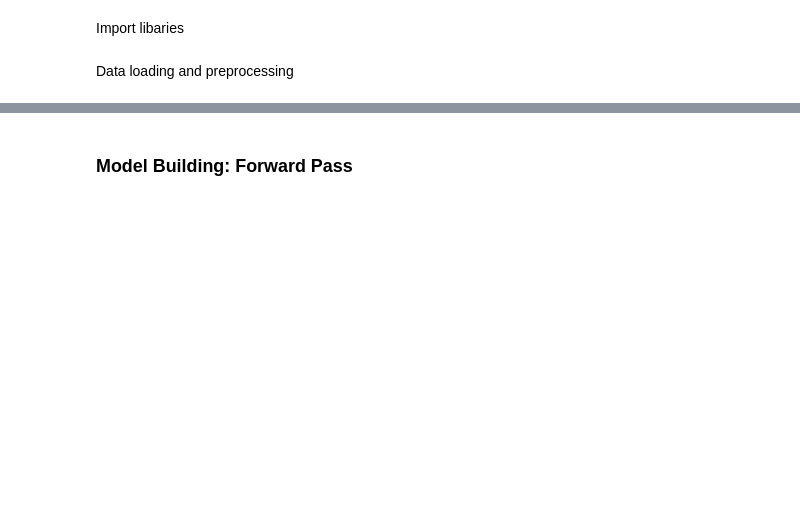
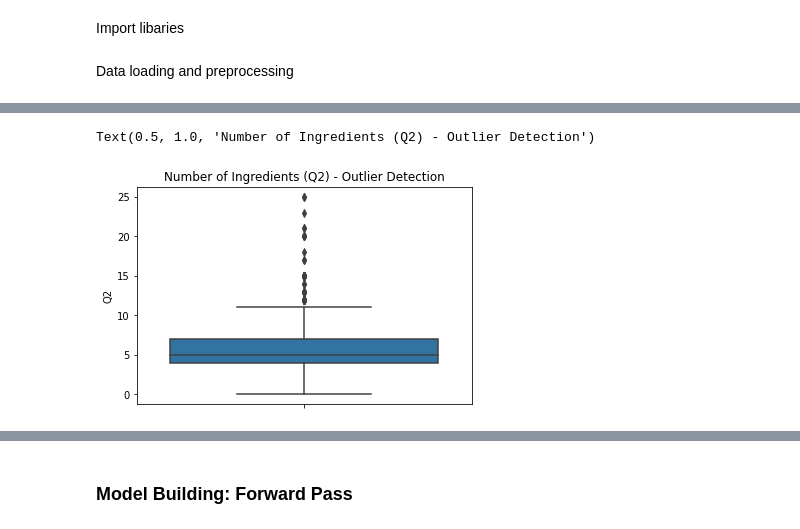
Before and after one commit to linajin03/csc311-food-pediction, a Jupyter notebook: models/neuralnetwork.ipynb, the cells around one changed output, grey strips where cells are left out. Cells and saved outputs as stored; diff of their text form; code cells hidden in the pictures; blank space fills up the shorter version.

```diff
--- a/models/neuralnetwork.ipynb
+++ b/models/neuralnetwork.ipynb
@@ -345,0 +368,7 @@ Index(['id', 'Q1', 'Q2', 'Q4', 'Label', 'Action', 'Adventure', 'Animation',
+# %%
+# Check outliers in Q2
+sns.boxplot(data=df, y='Q2')
+plt.title('Number of Ingredients (Q2) - Outlier Detection')
+# %% [output]
+Text(0.5, 1.0, 'Number of Ingredients (Q2) - Outlier Detection')
+[figure, added]
```
Also changed, not shown: parts of 19 cells of this notebook, 8 other files.
